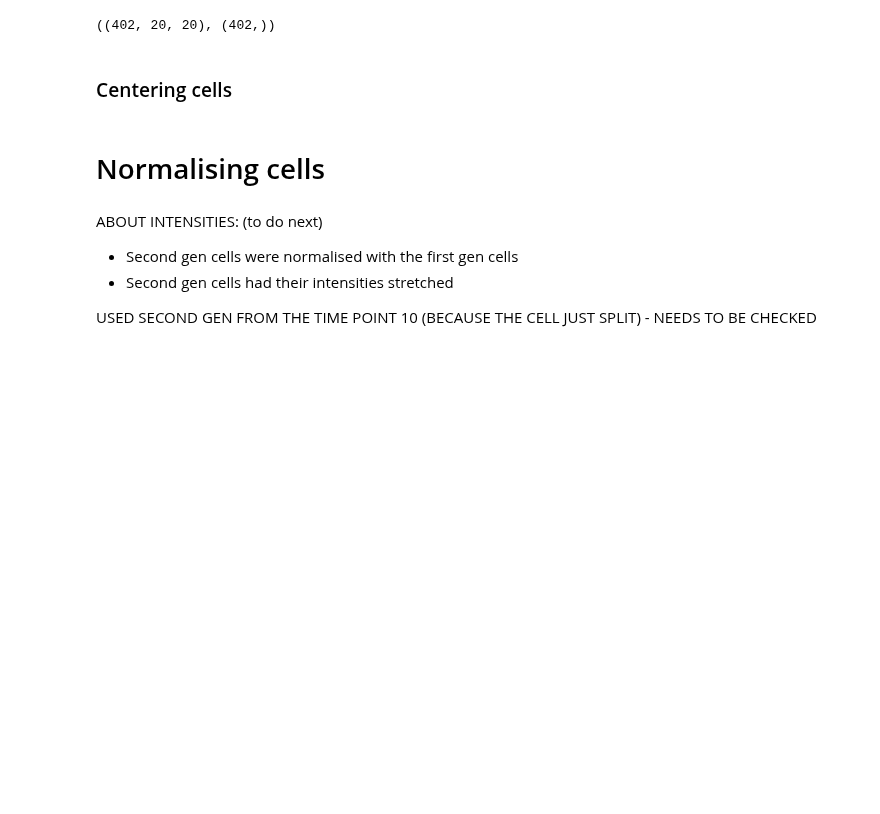
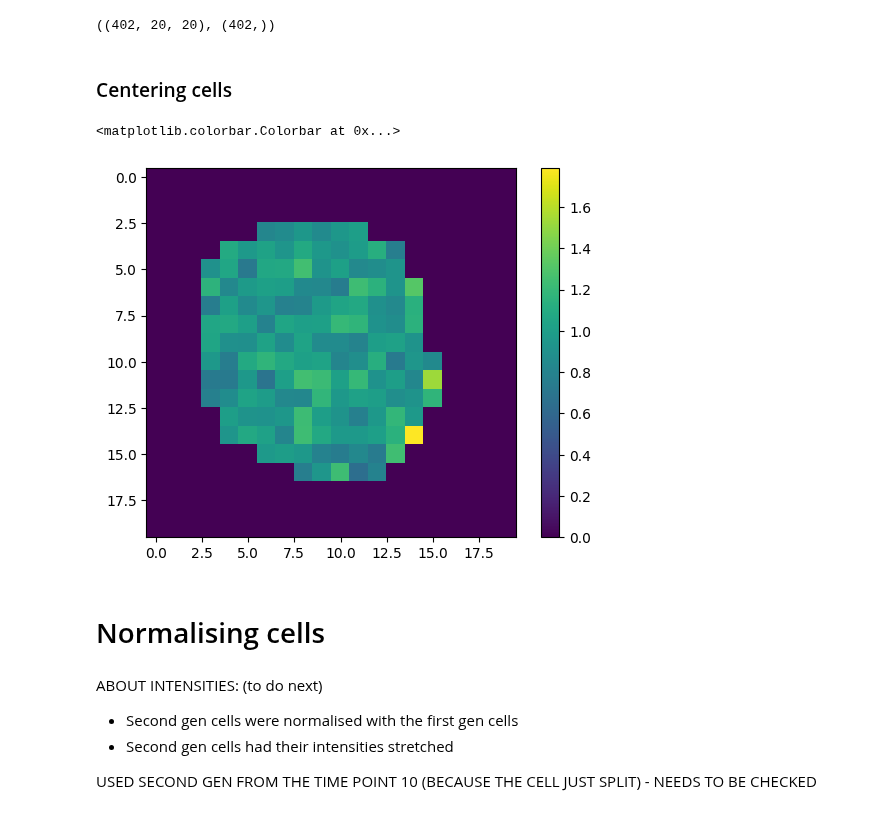
Before and after one commit to ComputationalMicroscopy4CellBio/AI4CellFate, a Jupyter notebook: notebooks/manuscript/second_gen_data.ipynb, the cells around one changed output. Drawn from its saved outputs; the diff is of its cells as text; code cells hidden in the pictures; blank space fills up the shorter version.

```diff
--- a/notebooks/manuscript/second_gen_data.ipynb
+++ b/notebooks/manuscript/second_gen_data.ipynb
@@ -505,6 +505,12 @@ def center_cells_single_frame(images):
     return centered_images
 # %%
 centered_images = center_cells_single_frame(filtered_images)
+# %%
+plt.imshow(centered_images[301])
+plt.colorbar()
+# %% [output]
+<matplotlib.colorbar.Colorbar at 0x...>
+[figure, added]
 # %%
 # np.save("/Users/inescunha/Documents/GitHub/AI4CellFate/data/second_generation/centered_images.npy", centered_images)
 # np.save("/Users/inescunha/Documents/GitHub/AI4CellFate/data/second_generation/labels.npy", filtered_labels)
```
Also changed, not shown: parts of 12 cells of this notebook.
